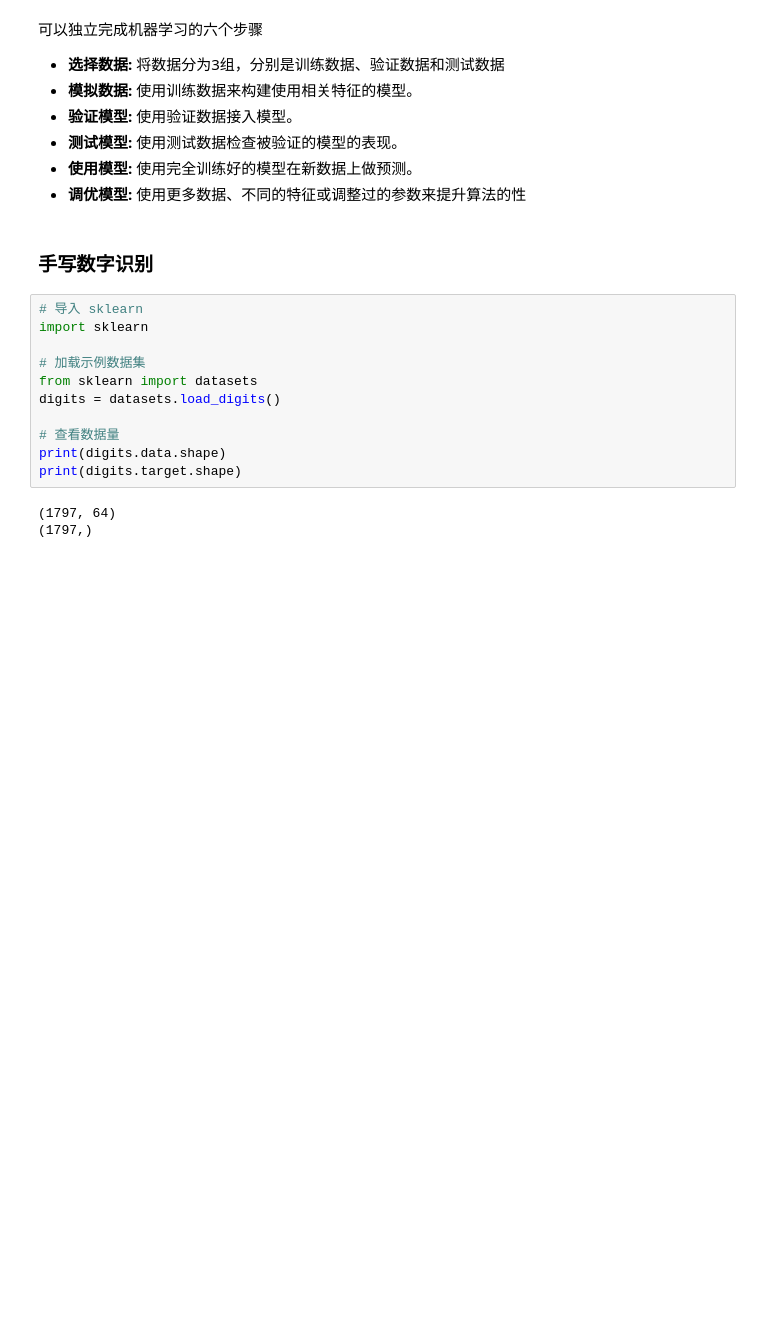
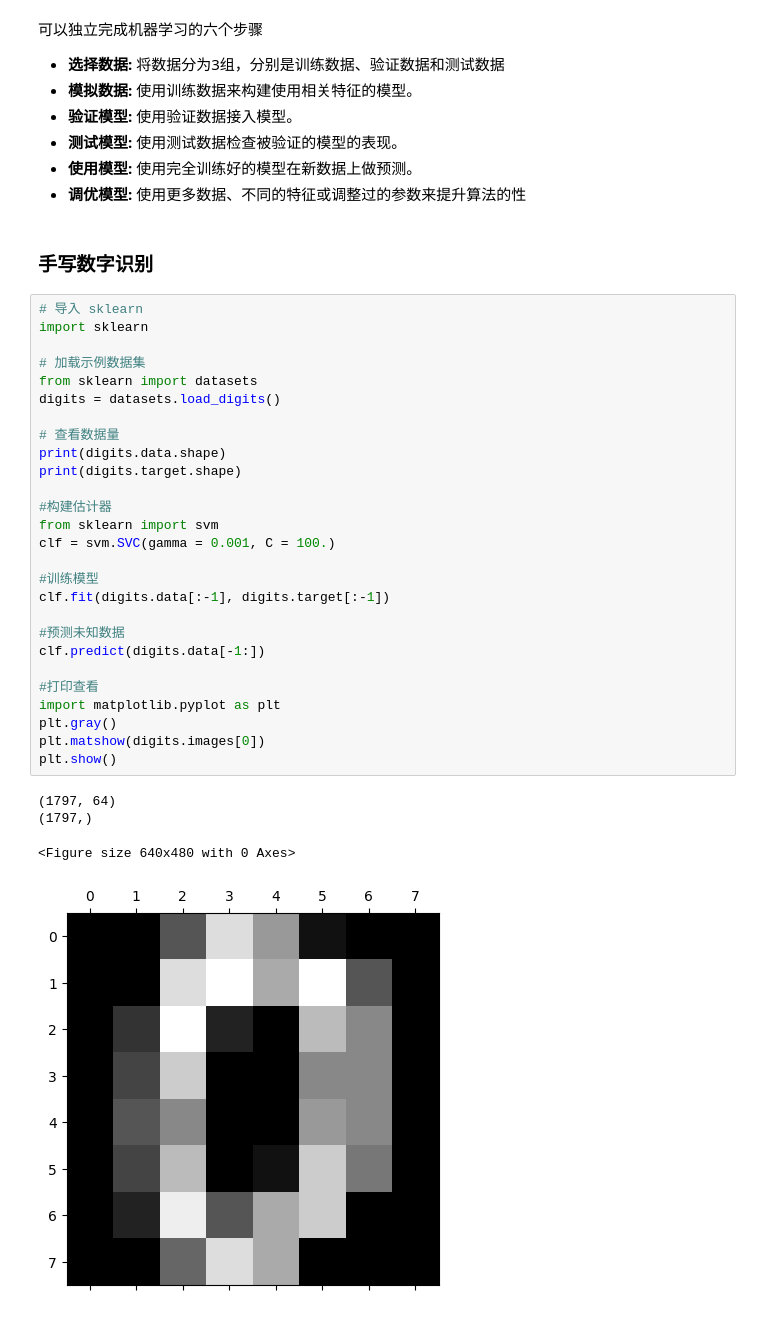
Before and after one commit to helloyinb/MachineLearningAlgorithms, a Jupyter notebook: sklearn/sklearn.ipynb, the cells around one changed output. Drawn from its saved outputs; the diff is of its cells as text; blank space fills up the shorter version.

Commit message:
sklearn digit practise

```diff
--- a/sklearn/sklearn.ipynb
+++ b/sklearn/sklearn.ipynb
@@ -17,14 +17,32 @@ Sklearn基本功能有：分类，回归，聚类，数据降维，模型选择
 # %%
 # 导入 sklearn
 import sklearn
 
 # 加载示例数据集
 from sklearn import datasets
 digits = datasets.load_digits()
 
 # 查看数据量
 print(digits.data.shape)
 print(digits.target.shape)
+
+#构建估计器
+from sklearn import svm
+clf = svm.SVC(gamma = 0.001, C = 100.)
+
+#训练模型
+clf.fit(digits.data[:-1], digits.target[:-1])
+
+#预测未知数据
+clf.predict(digits.data[-1:])
+
+#打印查看
+import matplotlib.pyplot as plt
+plt.gray()
+plt.matshow(digits.images[0])
+plt.show()
 # %% [output]
 (1797, 64)
 (1797,)
+<Figure size 640x480 with 0 Axes>
+[figure, added]
```
Also changed, not shown: parts of 1 cell of this notebook.
